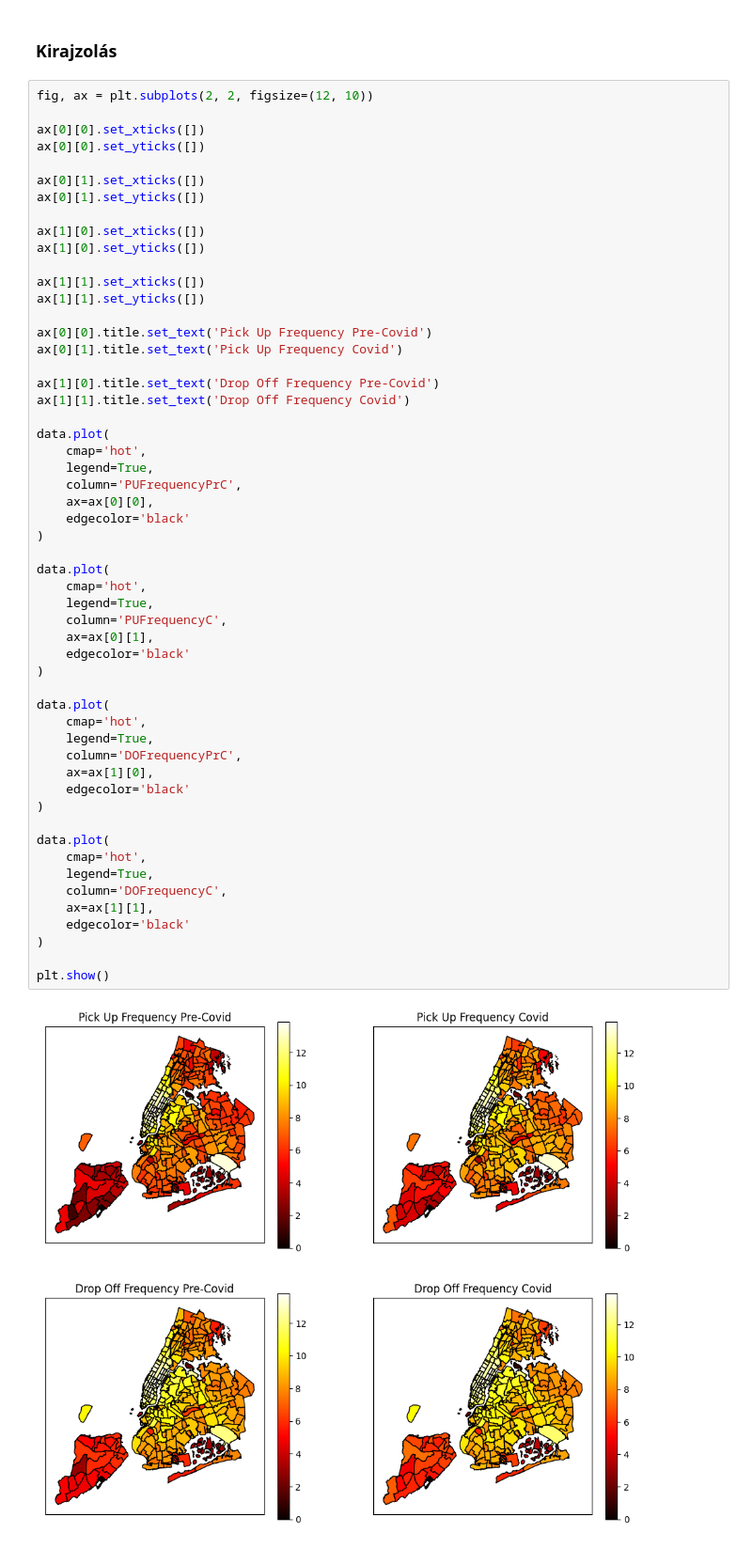
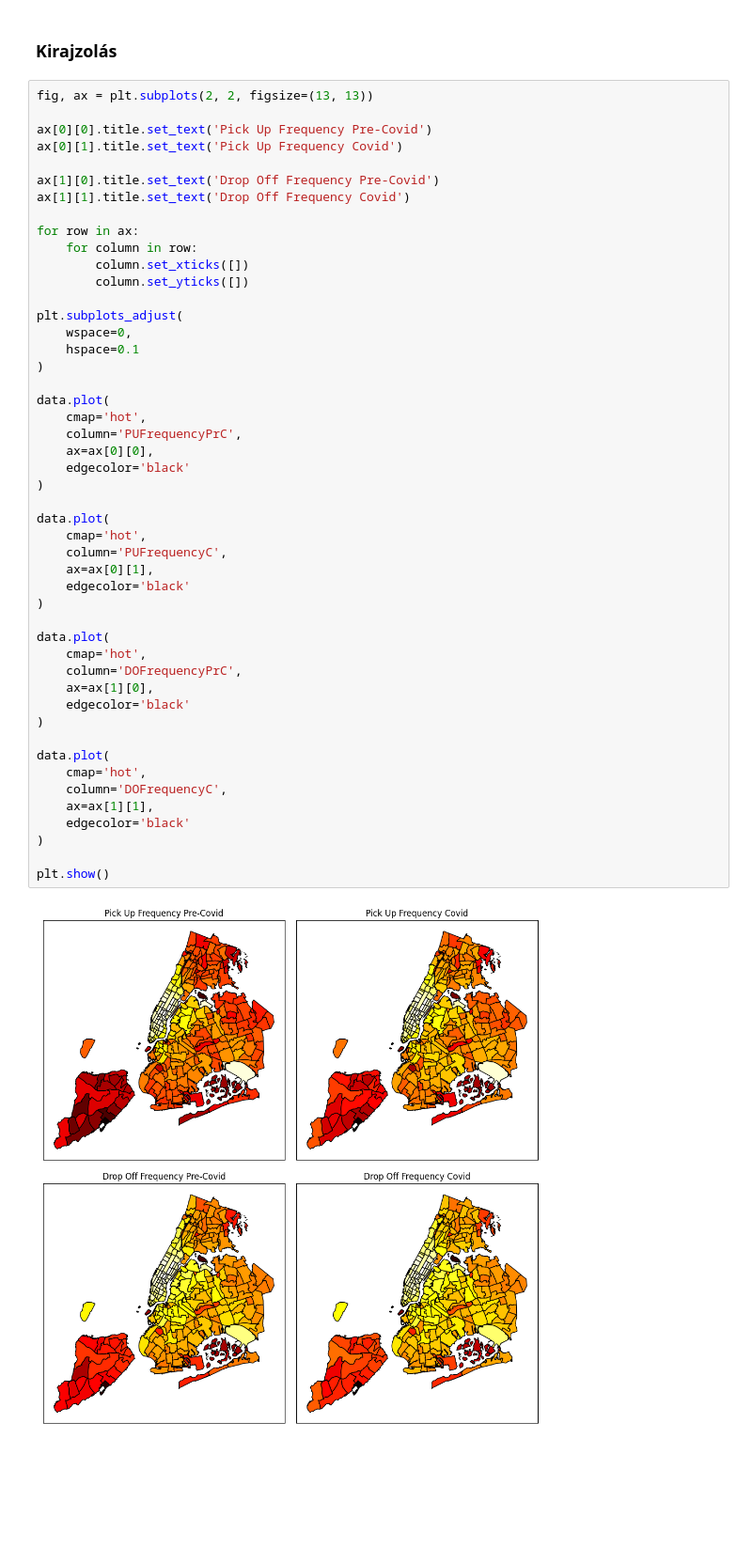
Before and after one commit to Donci31/big-data-group-project, a Jupyter notebook: nyc_map.ipynb, the cells around one changed output. Shown: that part at 94% size. Cells and saved outputs as stored; diff of their text form; blank space fills up the shorter version.

Commit message:
Optimal figsize

```diff
--- a/nyc_map.ipynb
+++ b/nyc_map.ipynb
@@ -83,19 +83,7 @@ data['DOFrequencyC'] = np.log(dropoff_covid).fillna(value=0)
 # %% [markdown]
 ### Kirajzolás
 # %%
-fig, ax = plt.subplots(2, 2, figsize=(12, 10))
-
-ax[0][0].set_xticks([])
-ax[0][0].set_yticks([])
-
-ax[0][1].set_xticks([])
-ax[0][1].set_yticks([])
-
-ax[1][0].set_xticks([])
-ax[1][0].set_yticks([])
-
-ax[1][1].set_xticks([])
-ax[1][1].set_yticks([])
+fig, ax = plt.subplots(2, 2, figsize=(13, 13))
 
 ax[0][0].title.set_text('Pick Up Frequency Pre-Covid')
 ax[0][1].title.set_text('Pick Up Frequency Covid')
@@ -103,38 +91,44 @@ ax[0][1].title.set_text('Pick Up Frequency Covid')
 ax[1][0].title.set_text('Drop Off Frequency Pre-Covid')
 ax[1][1].title.set_text('Drop Off Frequency Covid')
 
+for row in ax:
+    for column in row:
+        column.set_xticks([])
+        column.set_yticks([])
+
+plt.subplots_adjust(
+    wspace=0,
+    hspace=0.1
+)
+
 data.plot(
     cmap='hot',
-    legend=True,
     column='PUFrequencyPrC',
     ax=ax[0][0],
     edgecolor='black'
 )
 
 data.plot(
     cmap='hot',
-    legend=True,
     column='PUFrequencyC',
     ax=ax[0][1],
     edgecolor='black'
 )
 
 data.plot(
     cmap='hot',
-    legend=True,
     column='DOFrequencyPrC',
     ax=ax[1][0],
     edgecolor='black'
 )
 
 data.plot(
     cmap='hot',
-    legend=True,
     column='DOFrequencyC',
     ax=ax[1][1],
     edgecolor='black'
 )
 
 plt.show()
 # %% [output]
-[figure, old version]
+[figure, new version]
```
Also changed, not shown: parts of 1 cell of this notebook.
